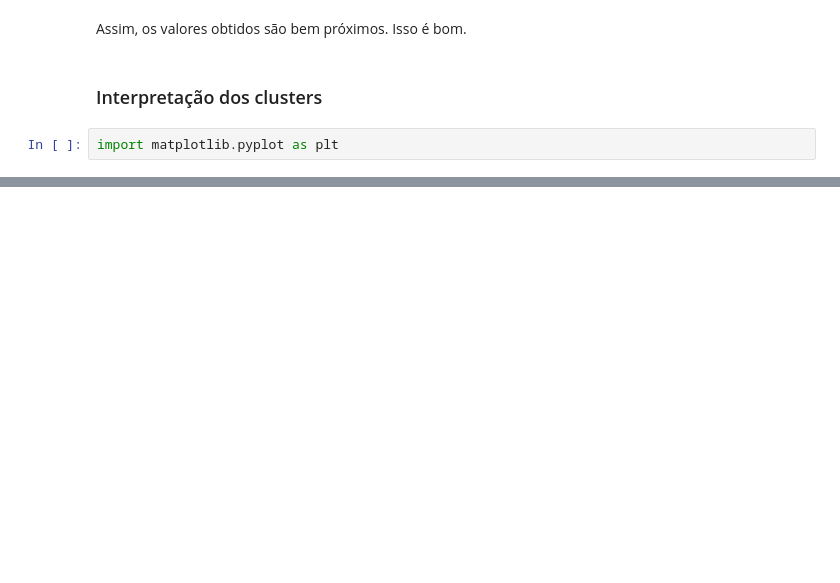
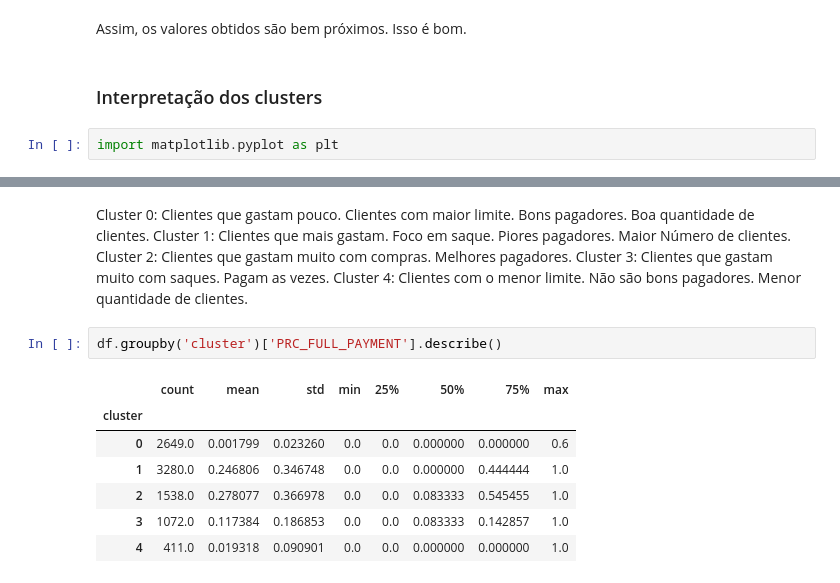
Before and after one commit to Marcus-Bernard0/data_science_alura, a Jupyter notebook: 22 - Clustering/Projeto.ipynb, the cells around one changed output, grey strips where cells are left out. Drawn from its saved outputs; the diff is of its cells as text; blank space fills up the shorter version.

```diff
--- a/22 - Clustering/Projeto.ipynb
+++ b/22 - Clustering/Projeto.ipynb
@@ -213,0 +373,16 @@ plt.show()
+# %% [markdown]
+Cluster 0: Clientes que gastam pouco. Clientes com maior limite. Bons pagadores. Boa quantidade de clientes.
+Cluster 1: Clientes que mais gastam. Foco em saque. Piores pagadores. Maior Número de clientes.
+Cluster 2: Clientes que gastam muito com compras. Melhores pagadores.
+Cluster 3: Clientes que gastam muito com saques. Pagam as vezes.
+Cluster 4: Clientes com o menor limite. Não são bons pagadores. Menor quantidade de clientes.
+# %%
+df.groupby('cluster')['PRC_FULL_PAYMENT'].describe()
+# %% [output]
+|  | count | mean | std | min | 25% | 50% | 75% | max |
+| cluster |  |  |  |  |  |  |  |  |
+| 0 | 2649.0 | 0.001799 | 0.023260 | 0.0 | 0.0 | 0.000000 | 0.000000 | 0.6 |
+| 1 | 3280.0 | 0.246806 | 0.346748 | 0.0 | 0.0 | 0.000000 | 0.444444 | 1.0 |
+| 2 | 1538.0 | 0.278077 | 0.366978 | 0.0 | 0.0 | 0.083333 | 0.545455 | 1.0 |
+| 3 | 1072.0 | 0.117384 | 0.186853 | 0.0 | 0.0 | 0.083333 | 0.142857 | 1.0 |
+| 4 | 411.0 | 0.019318 | 0.090901 | 0.0 | 0.0 | 0.000000 | 0.000000 | 1.0 |
```
Also changed, not shown: parts of 21 cells of this notebook.
